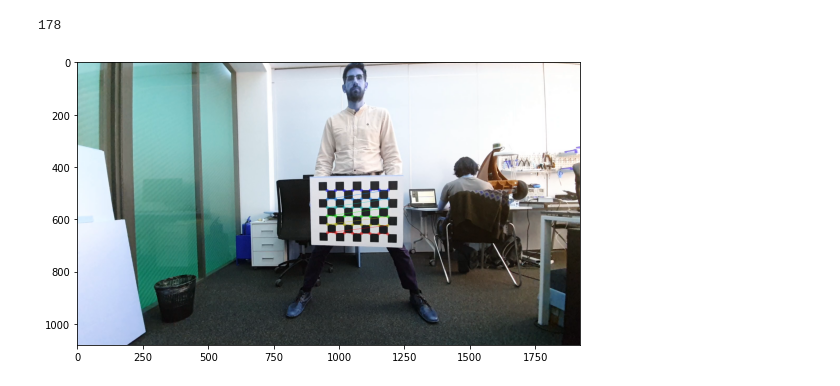
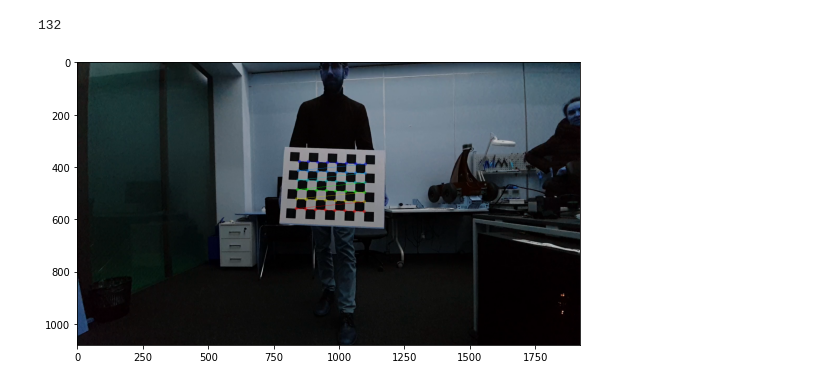
Before and after one commit to Marselka/CalibrationProject, a Jupyter notebook: camera-depth-calibration/chessboard_PnP.ipynb, the cells around one changed output. Drawn from its saved outputs; the diff is of its cells as text; code cells hidden in the pictures.

```diff
--- a/camera-depth-calibration/chessboard_PnP.ipynb
+++ b/camera-depth-calibration/chessboard_PnP.ipynb
@@ -26,19 +26,19 @@ The animation.avconv_args rcparam was deprecated in Matplotlib 3.3 and will be r
 # %%
 pattern_size = (8, 6)
 edge_length = 0.055
-data_path = "/home/konstantin/datasets/bandeja-sequence/2021_02_17/2021-02-17-16-07-15_chessboard_plane/smartphone_video_frames"
+data_path = "/home/konstantin/datasets/bandeja-sequence/2021-02-23-21-18-22/smartphone_video_frames"
 # %%
-images = get_images(data_path, start=380, period=8)
+images = get_images(data_path, period=30)
 # %%
 len(images)
 # %% [output]
-178
+132
 # %%
 results = detect_keypoints(images, pattern_size, edge_length=edge_length)
 # %%
-draw_detections(images, results, pattern_size, 1, normalize=True)
+draw_detections(images, results, pattern_size, 0, normalize=True)
 # %% [output]
-[figure, old version]
+[figure, new version]
 # %%
 calib_intrinsincs = np.load('../calib_output/s10_intrinsics.npy', allow_pickle=True).item()
 # %%
```
Also changed, not shown: parts of 1 cell of this notebook, 11 other files.
